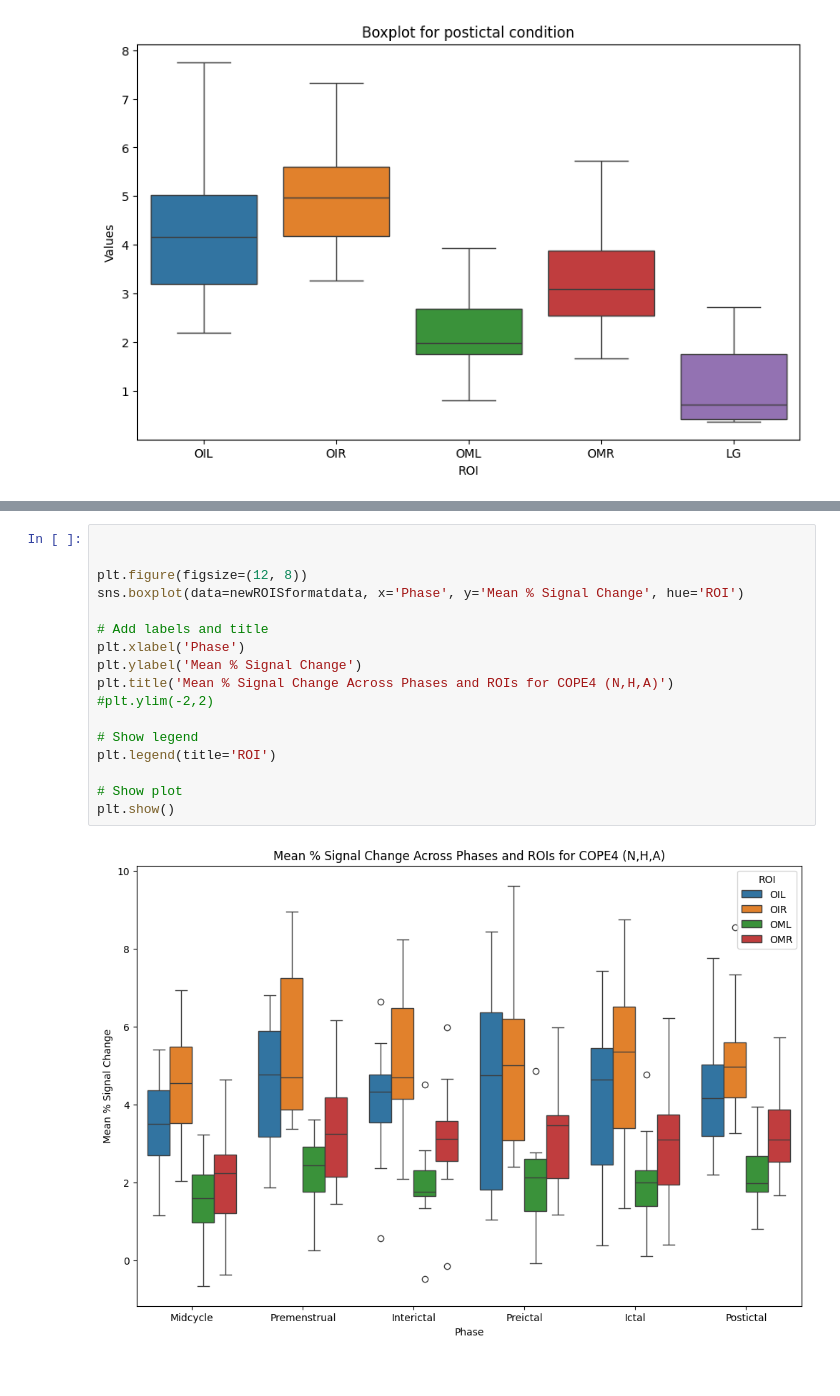
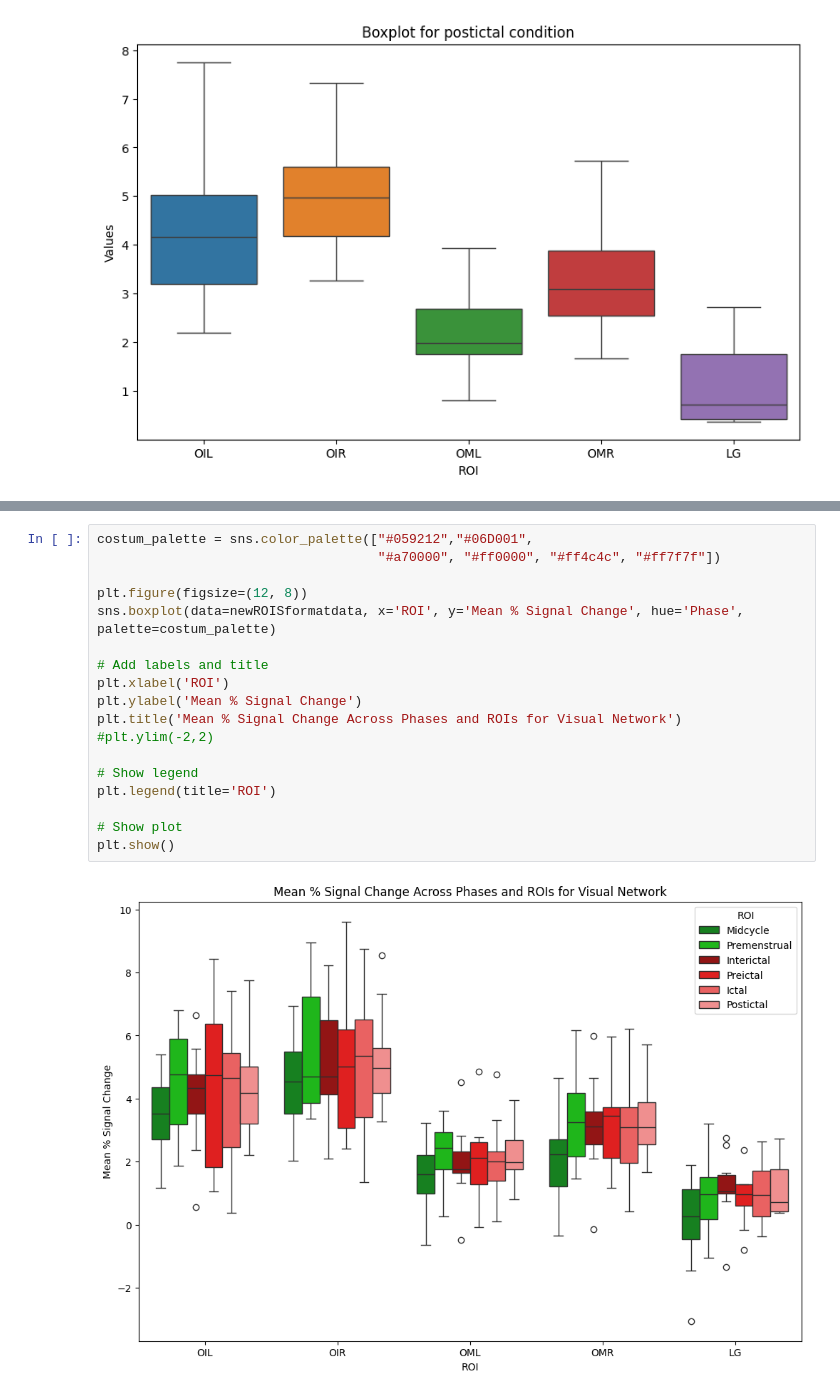
Before and after one commit to beatrzm/Thesis, a Jupyter notebook: plots/all_VISsigs/boxplotsallvis.ipynb, the cells around one changed output, grey strips where cells are left out. Cells and saved outputs as stored; diff of their text form.

Commit message:
new graphs for significant vis

```diff
--- a/plots/all_VISsigs/boxplotsallvis.ipynb
+++ b/plots/all_VISsigs/boxplotsallvis.ipynb
@@ -955,19 +936,20 @@ print(newROISformatdata.head(30))
 # %%
-
+costum_palette = sns.color_palette(["#059212","#06D001",
+                                    "#a70000", "#ff0000", "#ff4c4c", "#ff7f7f"])
 
 plt.figure(figsize=(12, 8))
-sns.boxplot(data=newROISformatdata, x='Phase', y='Mean % Signal Change', hue='ROI')
+sns.boxplot(data=newROISformatdata, x='ROI', y='Mean % Signal Change', hue='Phase', palette=costum_palette)
 
 # Add labels and title
-plt.xlabel('Phase')
+plt.xlabel('ROI')
 plt.ylabel('Mean % Signal Change')
-plt.title('Mean % Signal Change Across Phases and ROIs for COPE4 (N,H,A)')
+plt.title('Mean % Signal Change Across Phases and ROIs for Visual Network')
 #plt.ylim(-2,2)
 
 # Show legend
 plt.legend(title='ROI')
 
 # Show plot
 plt.show()
 # %% [output]
-[figure, old version]
+[figure, new version]
```
Also changed, not shown: parts of 4 cells of this notebook.
